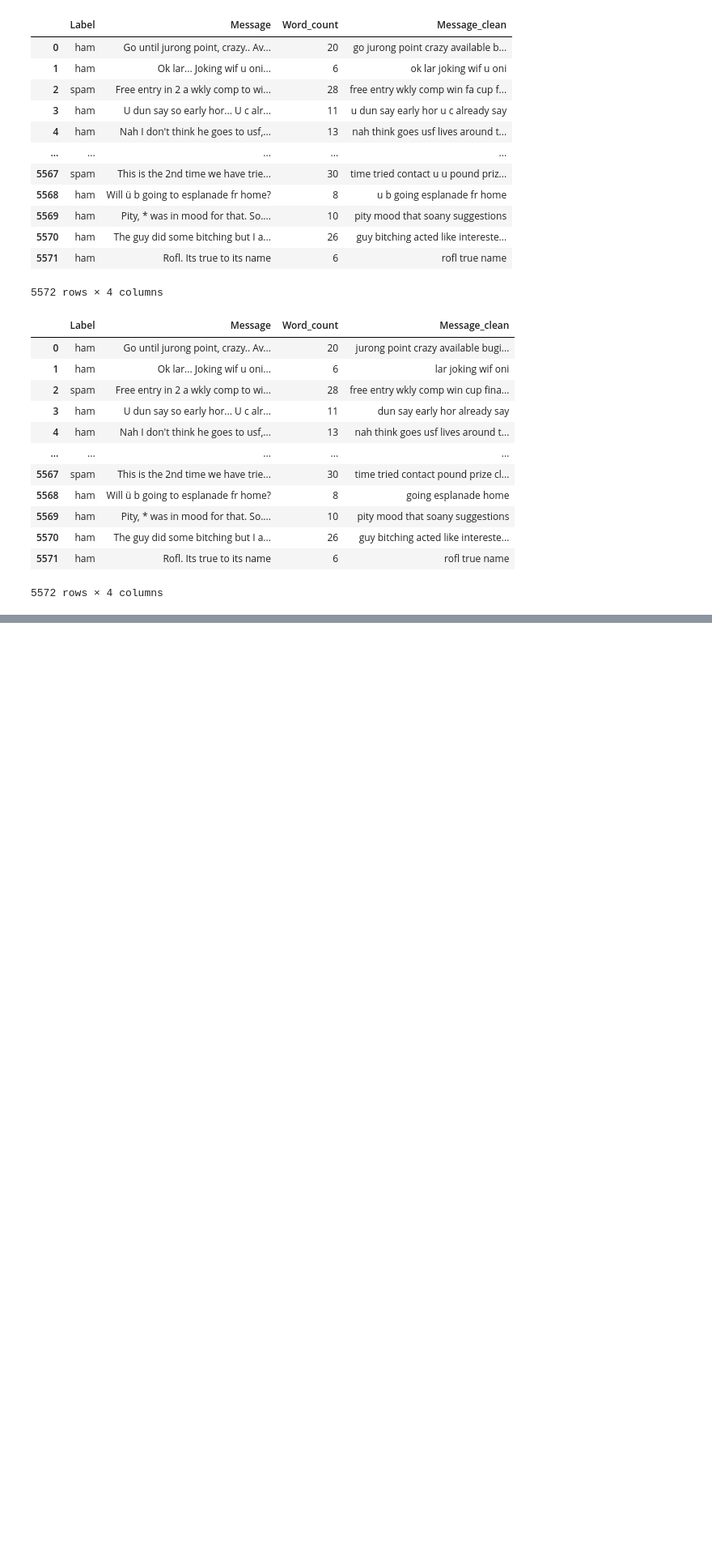
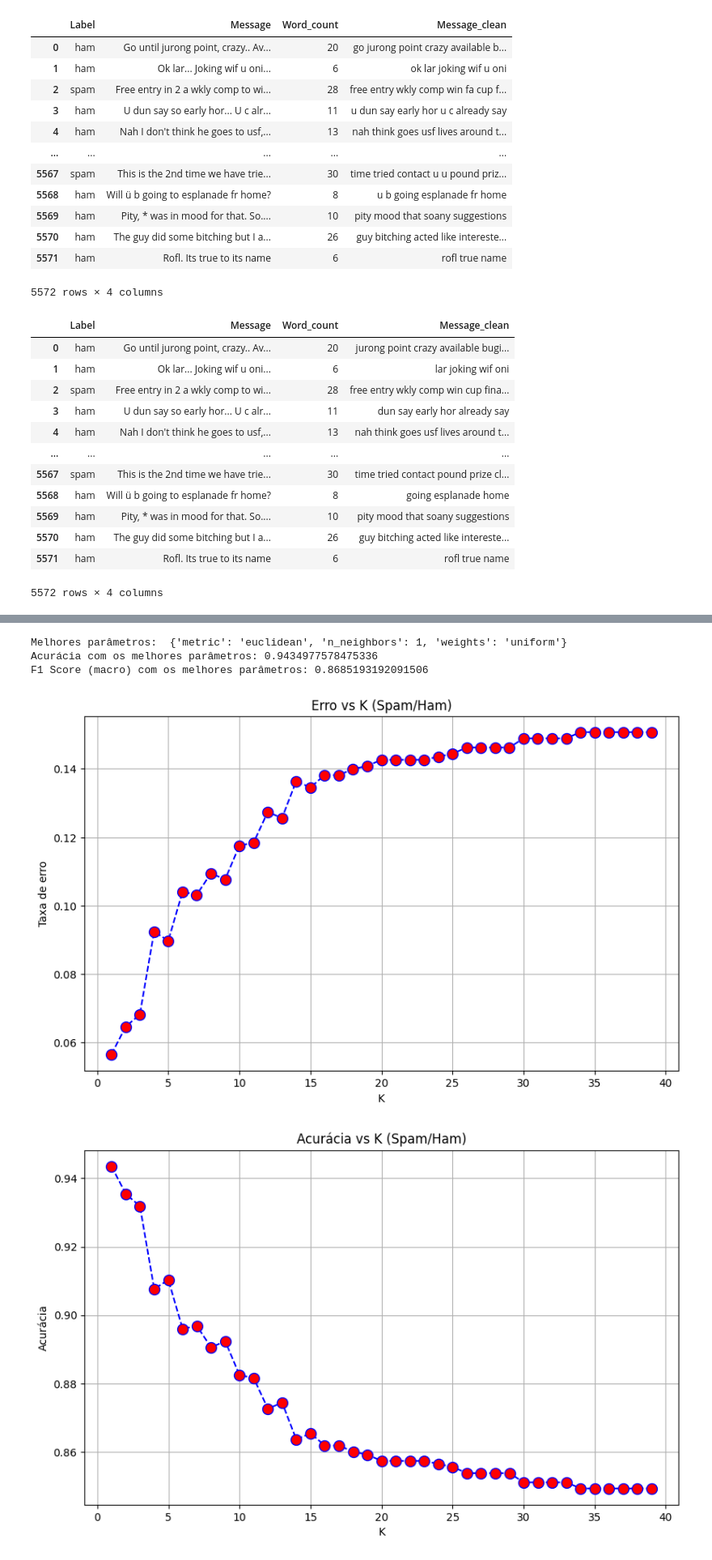
Before and after one commit to estermariaa/treinamentoLapPI, a Jupyter notebook: ex1.ipynb, the cells around one changed output, grey strips where cells are left out. Shown at 81% size. Saved outputs shown, nothing was run; the diff lists cells and outputs as text; code cells hidden in the pictures; blank space fills up the shorter version.

```diff
--- a/ex1.ipynb
+++ b/ex1.ipynb
@@ -363,0 +390,77 @@ Vocabulário: ['atendimento' 'bom' 'com' 'defeito' 'do' 'excelente' 'gostei' 'mu
+# %%
+# KNN - K-Nearest Neighbor
+import numpy as np
+import matplotlib.pyplot as plt
+
+X = tfidf.toarray() # Tfidf vetorizado
+y = df["Label"] # spam ou ham
+
+from sklearn.preprocessing import LabelEncoder
+le = LabelEncoder()
+y = le.fit_transform(y) # spam = 1, ham = 0
+
+from sklearn.model_selection import train_test_split
+# Dividindo em 80% treino e 20% teste
+X_train, X_test, y_train, y_test = train_test_split(X, y, test_size=0.2, random_state=4)
+
+parametros = {'n_neighbors': [1, 3, 5, 7, 9],
+              'weights': ['uniform', 'distance'],
+              'metric': ['euclidean', 'manhattan']}
+
+from sklearn.neighbors import KNeighborsClassifier
+from sklearn.metrics import accuracy_score
+from sklearn.model_selection import GridSearchCV
+# Aplicando KNN
+knn = KNeighborsClassifier()
+
+grid_search = GridSearchCV(estimator=knn, param_grid=parametros, cv=5, scoring='accuracy')
+grid_search.fit(X_train, y_train)
+print("Melhores parâmetros: ", grid_search.best_params_)
+
+melhor_knn = grid_search.best_estimator_
+melhor_y_pred = melhor_knn.predict(X_test)
+
+acuracia = accuracy_score(y_test, melhor_y_pred)
+f1_macro = f1_score(y_test, melhor_y_pred, average='macro')
+
+print(f"Acurácia com os melhores parâmetros: {acuracia}")
+print(f"F1 Score (macro) com os melhores parâmetros: {f1_macro}")
+
+# Taxa de erro para k de 1 a 39
+error_rate = []
+for i in range(1, 40):
+    knn = KNeighborsClassifier(n_neighbors=i)
+    knn.fit(X_train, y_train)
+    pred_i = knn.predict(X_test)
+    error_rate.append(np.mean(pred_i != y_test))
+
+plt.figure(figsize=(10,6))
+plt.plot(range(1,40), error_rate, color='blue', linestyle='dashed',
+         marker='o', markerfacecolor='red', markersize=10)
+plt.title('Erro vs K (Spam/Ham)')
+plt.xlabel('K')
+plt.ylabel('Taxa de erro')
+plt.grid(True)
+plt.show()
+
+# Acurácia vs K
+acc = []
+for i in range(1, 40):
+    neigh = KNeighborsClassifier(n_neighbors=i).fit(X_train, y_train)
+    yhat = neigh.predict(X_test)
+    acc.append(accuracy_score(y_test, yhat))
+
+plt.figure(figsize=(10,6))
+plt.plot(range(1,40), acc, color='blue', linestyle='dashed',
+         marker='o', markerfacecolor='red', markersize=10)
+plt.title('Acurácia vs K (Spam/Ham)')
+plt.xlabel('K')
+plt.ylabel('Acurácia')
+plt.grid(True)
+plt.show()
+# %% [output]
+Melhores parâmetros:  {'metric': 'euclidean', 'n_neighbors': 1, 'weights': 'uniform'}
+Acurácia com os melhores parâmetros: 0.9434977578475336
+F1 Score (macro) com os melhores parâmetros: 0.8685193192091506
+[figure, added]
+[figure, added]
```
Also changed, not shown: parts of 11 cells of this notebook, 1 other file.
